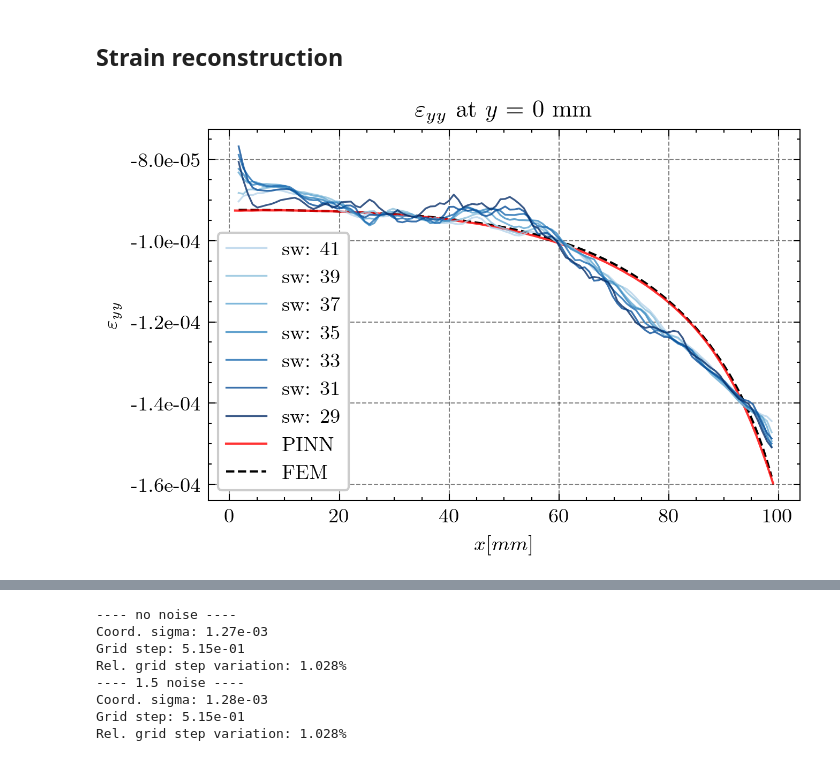
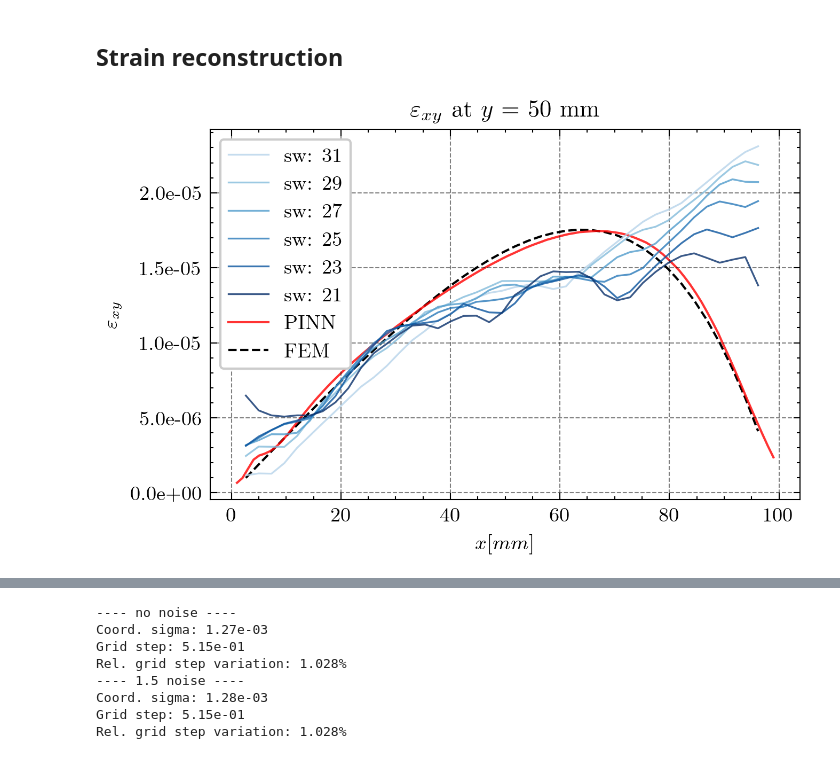
Before and after one commit to bonneted/PINN-MT2.0, a Jupyter notebook: 1_side_loaded_plate/2_noise_study/dic_study.ipynb, the cells around one changed output, grey strips where cells are left out. Drawn from its saved outputs; the diff is of its cells as text; code cells hidden in the pictures.

```diff
--- a/1_side_loaded_plate/2_noise_study/dic_study.ipynb
+++ b/1_side_loaded_plate/2_noise_study/dic_study.ipynb
@@ -148,12 +148,12 @@ def plot_field_slice(ax, base_folder, field_name, y_slice):
 
     return ax, x_coords, y_coords, y_mid_index, sorted_sw
 
-field_id = 1
-camera_id = 1
-y_slice = 0
+field_id = 2
+camera_id = 2
+y_slice = 50
 
 camera_resolution = ["5MP","2MP","0.4MP"][camera_id]
-measurments_str = ['x36672', '115x114', '41x39'][camera_id]
+measurments_str = ['192x191', '115x114', '41x39'][camera_id]
 
 base_folder = f"data_VSG_study/{camera_resolution}/"
 field_name = ["exx", "eyy", "exy"][field_id]
@@ -162,39 +162,39 @@ fig, ax = plt.subplots(figsize=(3.17*figure_factor, 2*figure_factor), dpi=300) #
 ax, x_coords, y_coords, y_mid_index, sorted_sw = plot_field_slice(ax, base_folder, field_name, y_slice)
 
 # Plot PINN reconstruction
-noise, time, run_number = 1, 5, 0
+noise, time, run_number = 1, 5, 1
 results_folder, dic_prefix = "results", "dic_"
 run = f"{dic_prefix}displacement_{measurments_str}_{noise}noise_{time}min{f'-{run_number}' if run_number else ''}"
 run_folder = os.path.join(results_folder, f"{noise}noise", run) + "/"
 
 def read_data_file(filename):
     with open(filename, "r") as f:
         data = [line.split(' ', 1) for line in f]
     steps, values = zip(*[(eval(s), eval(v)) for s, v in data])
     return list(steps), list(values)
 
 fields = [np.array(read_data_file(os.path.join(run_folder, f"{name}_history.dat"))[1]) for name in ["Exx", "Eyy", "Exy"]]
 total_loss = np.mean(np.loadtxt(os.path.join(run_folder, "loss_history.dat"))[:, 1:], axis=1)
 min_loss_idx = np.argmin(total_loss)
 field = np.array(fields[field_id][min_loss_idx]).reshape([100, 100]).T
 x_pinn = np.linspace(0, plate_size, 100)[1:-1]
 y_pinn = np.linspace(0, plate_size, 100)
 y_pinn_index = np.abs(y_pinn - y_slice).argmin()
 ax.plot(x_pinn, field[y_pinn_index, 1:-1], label="PINN", color='r', linewidth=1, alpha=0.8, zorder=-1)
 
 # Plot FEM comparison at the end
 ax.plot(x_coords[y_mid_index, :], strain_fn(x_coords[y_mid_index, :], y_coords[y_mid_index, :])[:, field_id], 'k--', label="FEM", linewidth=1, zorder=-2)
 
 # Plot legend and labels
 ax.legend()
 ax.set_xlabel(r"$x [mm]$")
 ax.yaxis.set_major_formatter(plt.FuncFormatter(lambda x, _: f'{x:.1e}'))
 ax.set_ylabel([r'$\varepsilon_{xx}$', r'$\varepsilon_{yy}$', r'$\varepsilon_{xy}$'][field_id])
 ax.set_title(f"{[r'$\varepsilon_{xx}$', r'$\varepsilon_{yy}$', r'$\varepsilon_{xy}$'][field_id]} at $y$ = {y_slice} mm")
 plt.show()
 
 # fig.savefig(f"figures/{camera_resolution}_{field_name}_slice_y_{y_slice}mm.png", dpi=300, bbox_inches='tight')
 # %% [output]
-[figure, old version]
+[figure, new version]
 # %%
 fig.savefig(f"figures/{camera_resolution}_{field_name}_slice_y_{y_slice}mm.png", dpi=300, bbox_inches='tight')
```
Also changed, not shown: parts of 4 cells of this notebook.
